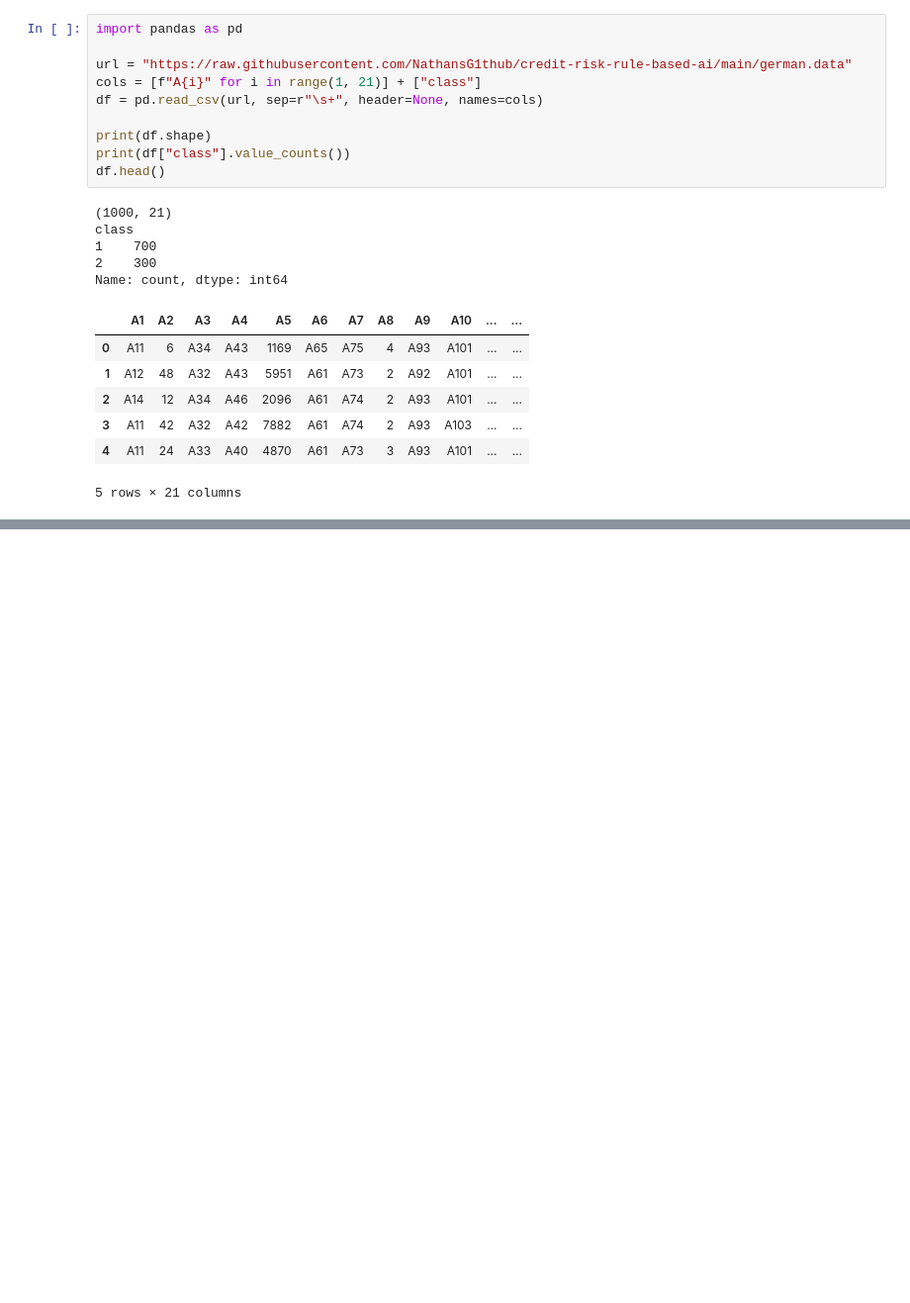
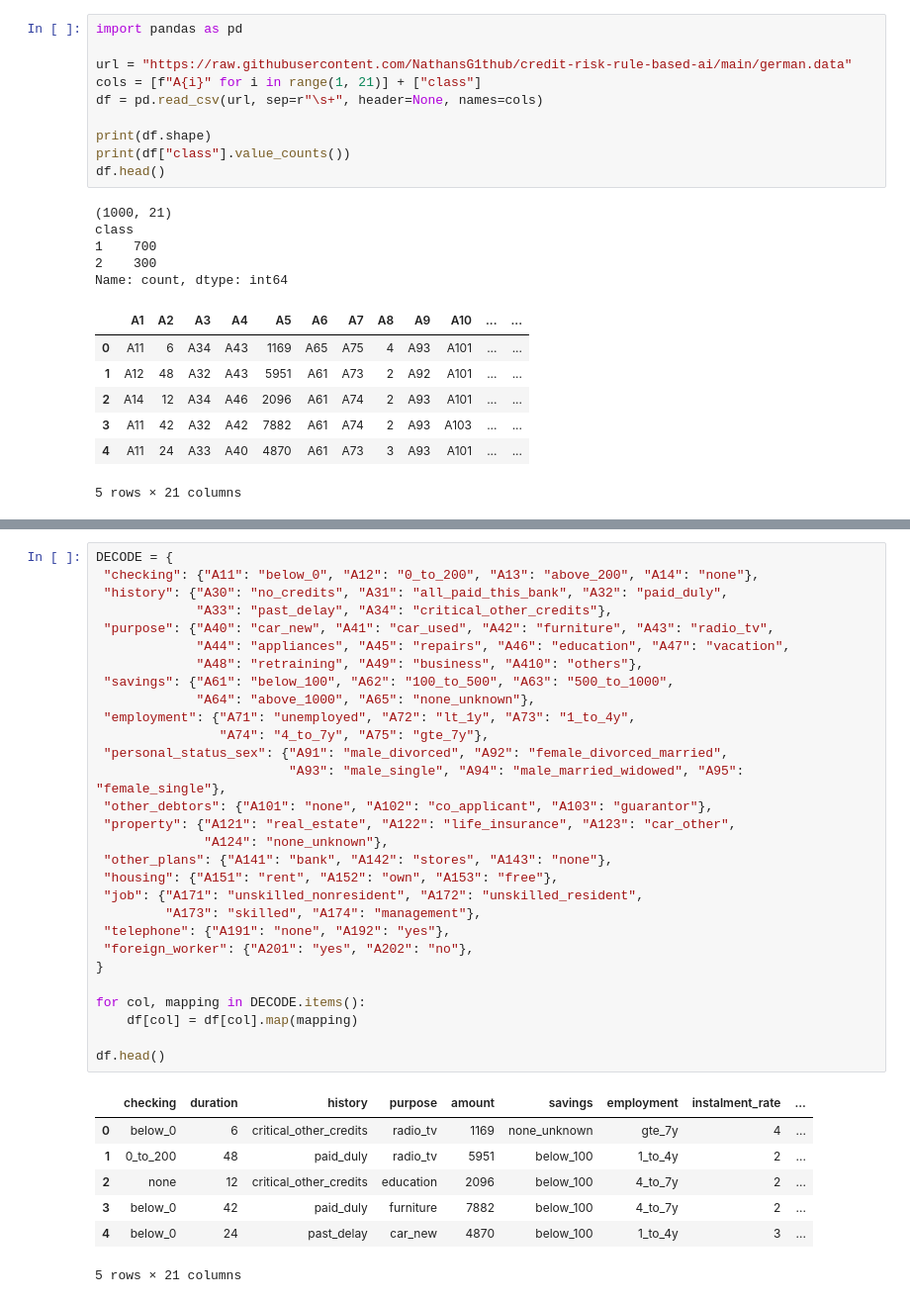
Before and after one commit to NathansG1thub/credit-risk-rule-based-ai, a Jupyter notebook: Rule_Based_AI_Assessment.ipynb, the cells around one changed output, grey strips where cells are left out. Shown at 99% size. Drawn from its saved outputs; the diff is of its cells as text; blank space fills up the shorter version.

```diff
--- a/Rule_Based_AI_Assessment.ipynb
+++ b/Rule_Based_AI_Assessment.ipynb
@@ -25,0 +42,37 @@ Name: count, dtype: int64
+# %%
+DECODE = {
+ "checking": {"A11": "below_0", "A12": "0_to_200", "A13": "above_200", "A14": "none"},
+ "history": {"A30": "no_credits", "A31": "all_paid_this_bank", "A32": "paid_duly",
+             "A33": "past_delay", "A34": "critical_other_credits"},
+ "purpose": {"A40": "car_new", "A41": "car_used", "A42": "furniture", "A43": "radio_tv",
+             "A44": "appliances", "A45": "repairs", "A46": "education", "A47": "vacation",
+             "A48": "retraining", "A49": "business", "A410": "others"},
+ "savings": {"A61": "below_100", "A62": "100_to_500", "A63": "500_to_1000",
+             "A64": "above_1000", "A65": "none_unknown"},
+ "employment": {"A71": "unemployed", "A72": "lt_1y", "A73": "1_to_4y",
+                "A74": "4_to_7y", "A75": "gte_7y"},
+ "personal_status_sex": {"A91": "male_divorced", "A92": "female_divorced_married",
+                         "A93": "male_single", "A94": "male_married_widowed", "A95": "female_single"},
+ "other_debtors": {"A101": "none", "A102": "co_applicant", "A103": "guarantor"},
+ "property": {"A121": "real_estate", "A122": "life_insurance", "A123": "car_other",
+              "A124": "none_unknown"},
+ "other_plans": {"A141": "bank", "A142": "stores", "A143": "none"},
+ "housing": {"A151": "rent", "A152": "own", "A153": "free"},
+ "job": {"A171": "unskilled_nonresident", "A172": "unskilled_resident",
+         "A173": "skilled", "A174": "management"},
+ "telephone": {"A191": "none", "A192": "yes"},
+ "foreign_worker": {"A201": "yes", "A202": "no"},
+}
+
+for col, mapping in DECODE.items():
+    df[col] = df[col].map(mapping)
+
+df.head()
+# %% [output]
+|  | checking | duration | history | purpose | amount | savings | employment | instalment_rate | ... |
+| 0 | below_0 | 6 | critical_other_credits | radio_tv | 1169 | none_unknown | gte_7y | 4 | ... |
+| 1 | 0_to_200 | 48 | paid_duly | radio_tv | 5951 | below_100 | 1_to_4y | 2 | ... |
+| 2 | none | 12 | critical_other_credits | education | 2096 | below_100 | 4_to_7y | 2 | ... |
+| 3 | below_0 | 42 | paid_duly | furniture | 7882 | below_100 | 4_to_7y | 2 | ... |
+| 4 | below_0 | 24 | past_delay | car_new | 4870 | below_100 | 1_to_4y | 3 | ... |
+5 rows × 21 columns
```
Also changed, not shown: parts of 2 cells of this notebook.
